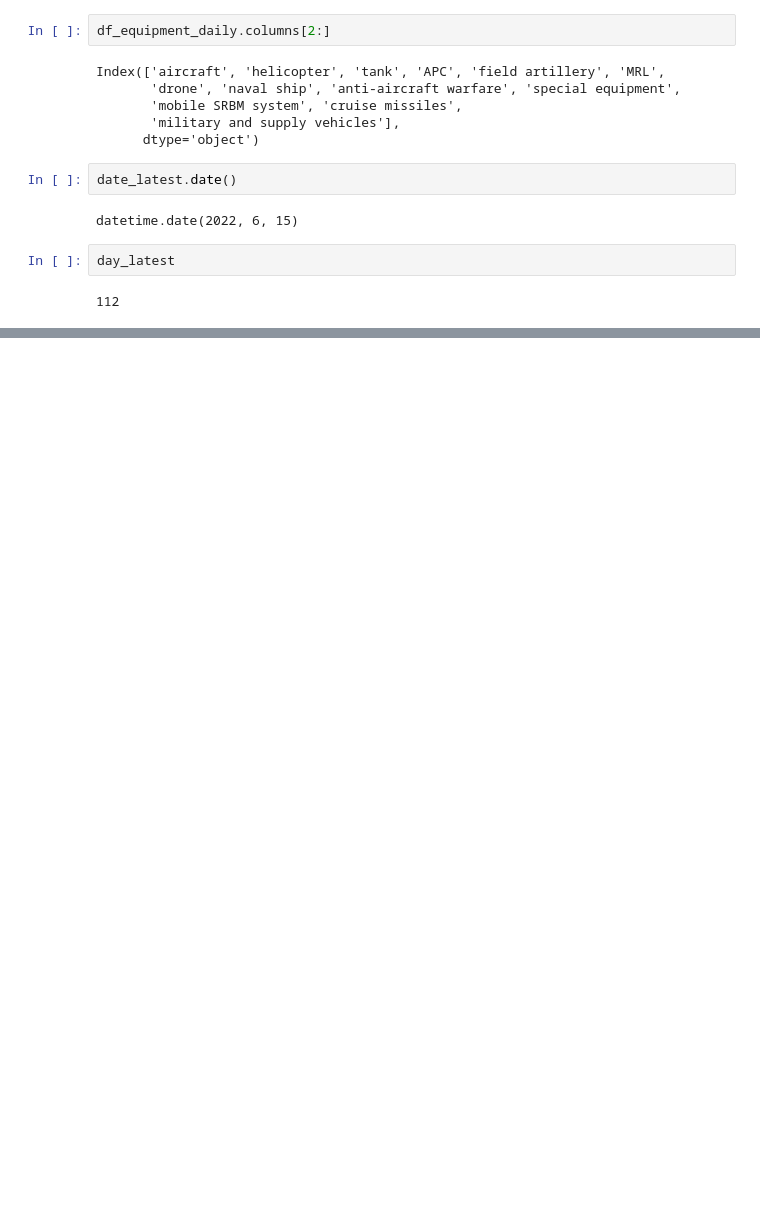
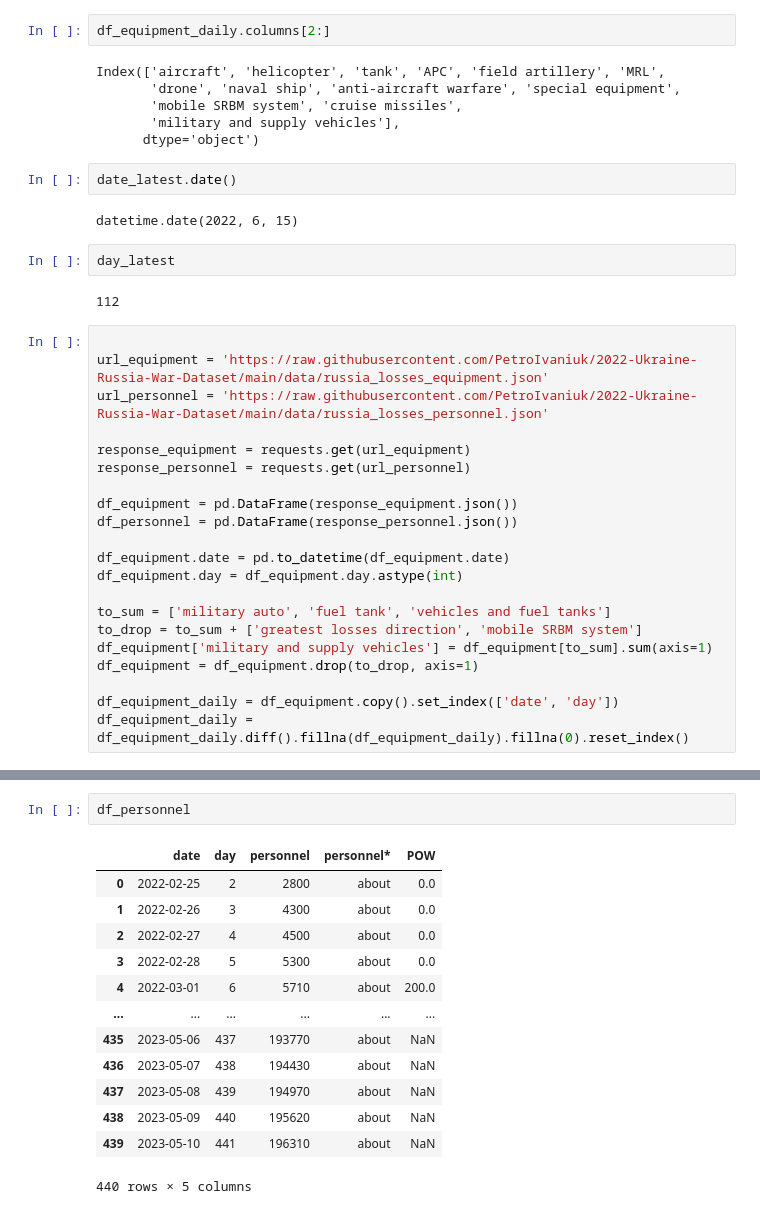
Before and after one commit to kulturkamp/2022-war-losses-dashboard, a Jupyter notebook: russian-loses.ipynb, the cells around one changed output, grey strips where cells are left out. Saved outputs shown, nothing was run; the diff lists cells and outputs as text; blank space fills up the shorter version.

```diff
--- a/russian-loses.ipynb
+++ b/russian-loses.ipynb
@@ -412,3 +412,24 @@ datetime.date(2022, 6, 15)
 day_latest
 # %% [output]
 112
+# %%
+
+url_equipment = 'https://raw.githubusercontent.com/PetroIvaniuk/2022-Ukraine-Russia-War-Dataset/main/data/russia_losses_equipment.json'
+url_personnel = 'https://raw.githubusercontent.com/PetroIvaniuk/2022-Ukraine-Russia-War-Dataset/main/data/russia_losses_personnel.json'
+
+response_equipment = requests.get(url_equipment)
+response_personnel = requests.get(url_personnel)
+
+df_equipment = pd.DataFrame(response_equipment.json())
+df_personnel = pd.DataFrame(response_personnel.json())
+
+df_equipment.date = pd.to_datetime(df_equipment.date)
+df_equipment.day = df_equipment.day.astype(int)
+
+to_sum = ['military auto', 'fuel tank', 'vehicles and fuel tanks']
+to_drop = to_sum + ['greatest losses direction', 'mobile SRBM system']
+df_equipment['military and supply vehicles'] = df_equipment[to_sum].sum(axis=1)
+df_equipment = df_equipment.drop(to_drop, axis=1)
+
+df_equipment_daily = df_equipment.copy().set_index(['date', 'day'])
+df_equipment_daily = df_equipment_daily.diff().fillna(df_equipment_daily).fillna(0).reset_index()
@@ -414,0 +452,16 @@ day_latest
+# %%
+df_personnel
+# %% [output]
+|  | date | day | personnel | personnel* | POW |
+| 0 | 2022-02-25 | 2 | 2800 | about | 0.0 |
+| 1 | 2022-02-26 | 3 | 4300 | about | 0.0 |
+| 2 | 2022-02-27 | 4 | 4500 | about | 0.0 |
+| 3 | 2022-02-28 | 5 | 5300 | about | 0.0 |
+| 4 | 2022-03-01 | 6 | 5710 | about | 200.0 |
+| ... | ... | ... | ... | ... | ... |
+| 435 | 2023-05-06 | 437 | 193770 | about | NaN |
+| 436 | 2023-05-07 | 438 | 194430 | about | NaN |
+| 437 | 2023-05-08 | 439 | 194970 | about | NaN |
+| 438 | 2023-05-09 | 440 | 195620 | about | NaN |
+| 439 | 2023-05-10 | 441 | 196310 | about | NaN |
+440 rows × 5 columns
```
Also changed, not shown: parts of 6 cells of this notebook, 1 other file.
